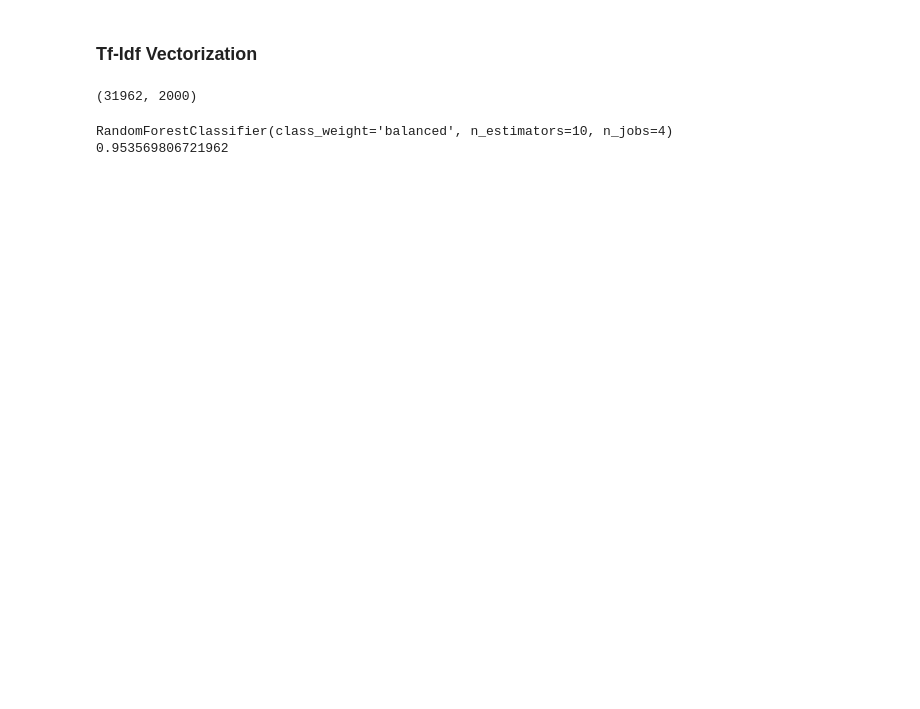
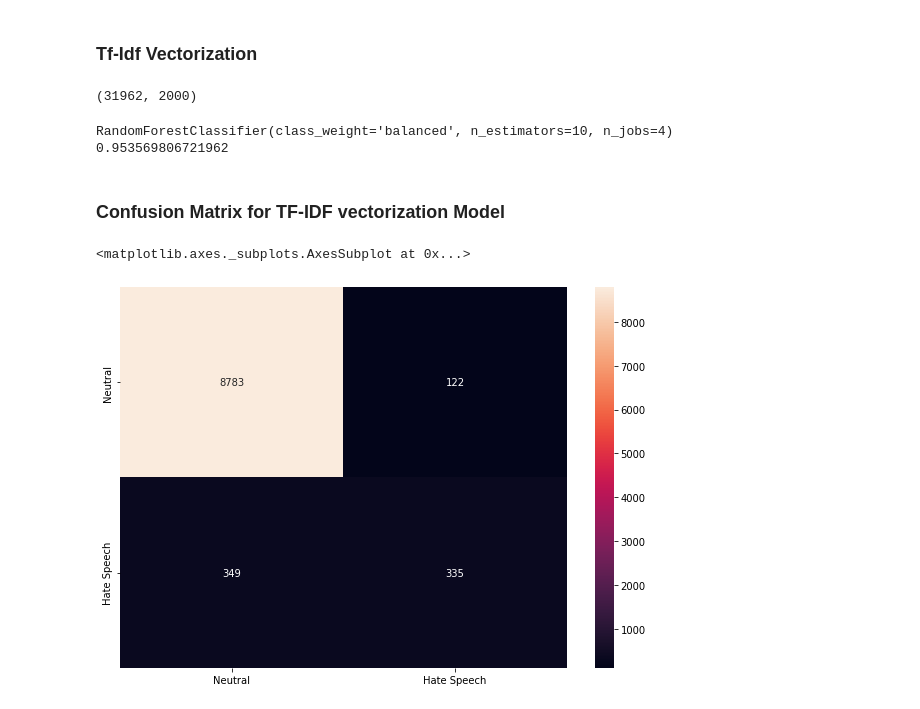
Before and after one commit to nishantbala/CricketInfo, a Jupyter notebook: sentiment_analysis_lazypredict.ipynb, the cells around one changed output. Saved outputs shown, nothing was run; the diff lists cells and outputs as text; code cells hidden in the pictures; blank space fills up the shorter version.

```diff
--- a/sentiment_analysis_lazypredict.ipynb
+++ b/sentiment_analysis_lazypredict.ipynb
@@ -394,11 +505,24 @@ X_train, X_test, y_train, y_test = train_test_split(tv_data_features, labels, te
 # Using Random Forest to build model for the classification of reviews.
 # Also calculating the cross validation score.
 
-tfidf_model = LazyClassifier(verbose=0, ignore_warnings=True, custom_metric = None)
-
-tfidf_model,predictions = tfidf_model.fit(X_train, X_test, y_train, y_test)
-
-print(tfidf_model)
+tv_forest = RandomForestClassifier(n_estimators=10, n_jobs=4, class_weight = "balanced")
+tv_forest = tv_forest.fit(X_train, y_train)
+print(tv_forest)
+print(np.mean(cross_val_score(tv_forest, tv_data_features, labels, cv=10)))
 # %% [output]
 RandomForestClassifier(class_weight='balanced', n_estimators=10, n_jobs=4)
 0.953569806721962
+# %% [markdown]
+### Confusion Matrix for TF-IDF vectorization Model
+# %%
+tv_result = tv_forest.predict(X_test)
+
+conf_mat = confusion_matrix(y_test, tv_result)
+
+df_cm = pd.DataFrame(conf_mat, index = [i for i in ["Neutral", "Hate Speech"]],
+                  columns = [i for i in ["Neutral", "Hate Speech"]])
+plt.figure(figsize = (10,7))
+sns.heatmap(df_cm, annot=True, fmt='g')
+# %% [output]
+<matplotlib.axes._subplots.AxesSubplot at 0x...>
+[figure, added]
```
Also changed, not shown: parts of 20 cells of this notebook.
